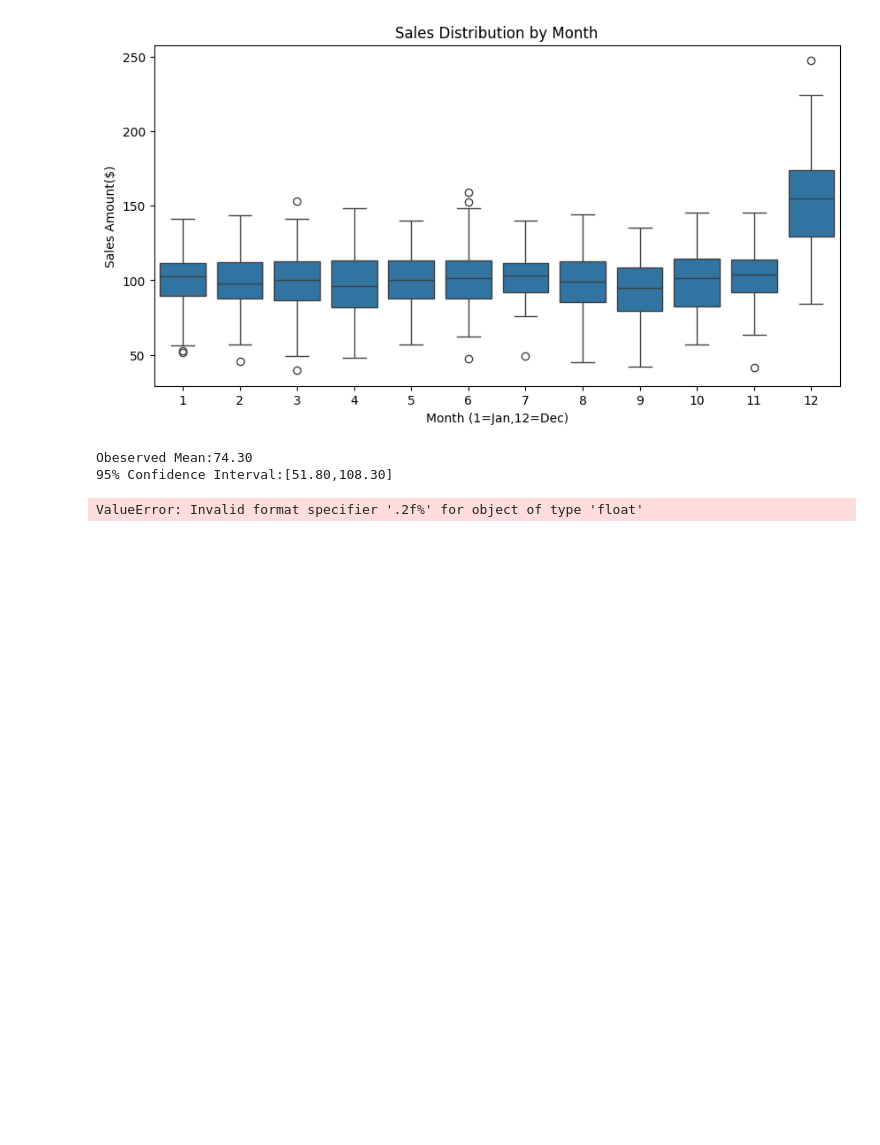
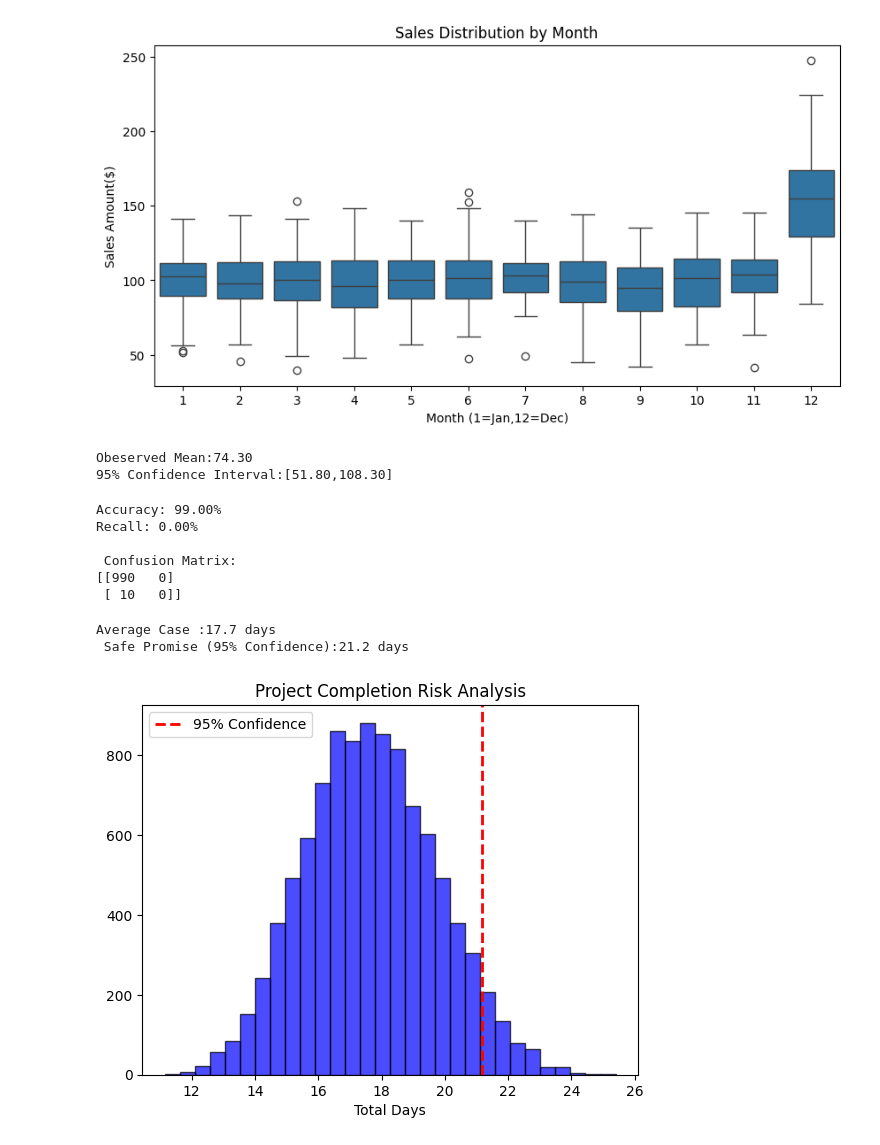
Before and after one commit to PrathaMesh3056/AiMl-Learning, a Jupyter notebook: AIMLbasics.ipynb, the cells around one changed output. Saved outputs shown, nothing was run; the diff lists cells and outputs as text; code cells hidden in the pictures; blank space fills up the shorter version.

Commit message:
Risk Analysis

```diff
--- a/AIMLbasics.ipynb
+++ b/AIMLbasics.ipynb
@@ -295,12 +295,54 @@ y_true=np.array([0]* 990 +[1]*10)
 y_pred_dumb=np.array([0]*1000)
 
 acc=accuracy_score(y_true,y_pred_dumb)
-print(f"Accuracy: {acc:.2f%}")
+print(f"Accuracy: {acc:.2%}")
 
 rec=recall_score(y_true,y_pred_dumb)
-print(f"Recall: {rec:.2f%}")
+print(f"Recall: {rec:.2%}")
 
 print("\n Confusion Matrix:")
 print(confusion_matrix(y_true,y_pred_dumb))
 # %% [output]
-ValueError: Invalid format specifier '.2f%' for object of type 'float'
+Accuracy: 99.00%
+Recall: 0.00%
+
+ Confusion Matrix:
+[[990   0]
+ [ 10   0]]
+# %%
+# The Real Deadline Estimator(Monte Carlo Simulation)
+import numpy as np
+import matplotlib.pyplot as plt
+
+tasks=[
+    {"name":"Database Setup","min":2,"likely":3,"max":6},
+    {"name":"API Developement","min":5,"likely":8,"max":12},
+    {"name":"Frontend UI","min":3,"likely":5,"max":9}
+]
+
+n_simulations=10000
+total_days=[]
+
+for _ in range(n_simulations):
+    project_duration=0
+    for task in tasks:
+        actual_time=np.random.triangular(task["min"],task["likely"],task["max"])
+        project_duration += actual_time
+    total_days.append(project_duration)
+
+safe_deadline = np.percentile(total_days,95)
+average_deadline=np.mean(total_days)
+
+print(f"Average Case :{average_deadline:.1f} days")
+print(f" Safe Promise (95% Confidence):{safe_deadline:.1f} days")
+
+plt.hist(total_days,bins=30,alpha=0.7,color='blue',edgecolor='black')
+plt.axvline(safe_deadline,color='red',linestyle='dashed',linewidth=2,label='95% Confidence')
+plt.title("Project Completion Risk Analysis")
+plt.xlabel("Total Days")
+plt.legend()
+plt.show()
+# %% [output]
+Average Case :17.7 days
+ Safe Promise (95% Confidence):21.2 days
+[figure, added]
```
